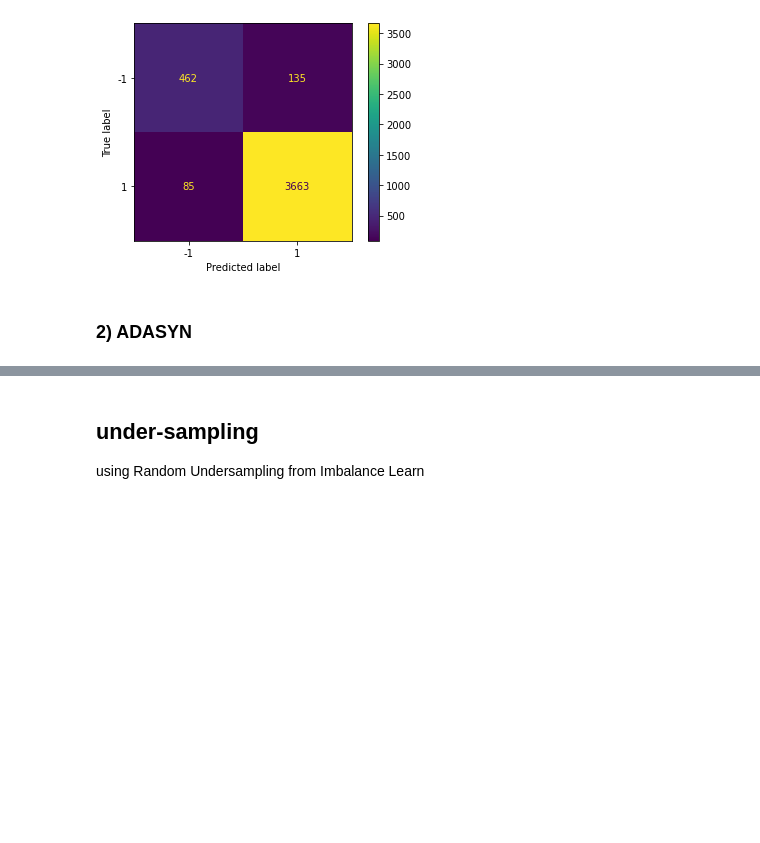
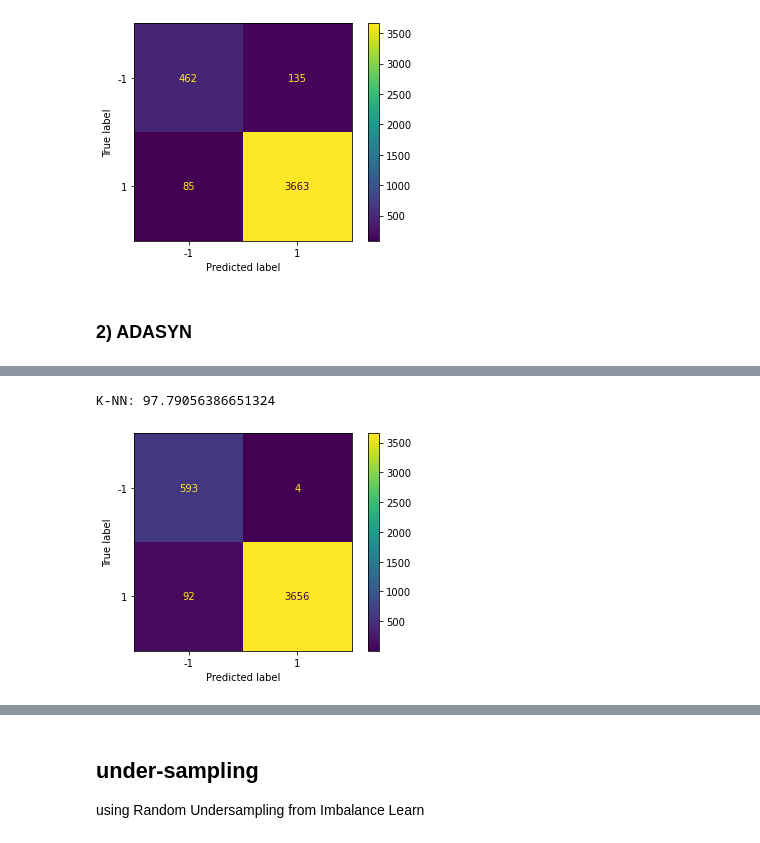
Before and after one commit to HadyKh/Crowd-Sensing-Classification, a Jupyter notebook: Code.ipynb, the cells around one changed output, grey strips where cells are left out. Drawn from its saved outputs; the diff is of its cells as text; code cells hidden in the pictures; blank space fills up the shorter version.

```diff
--- a/Code.ipynb
+++ b/Code.ipynb
@@ -345,4 +348,7 @@ Decision Tree: 94.9367088607595
 # %%
-# knn_model, knn_pred, knn_accuracy = model_knn(x_res_ads, y_res_ads, xtest, ytest)
-# adasyn_accuracy.append(knn_accuracy)
+knn_model, knn_pred, knn_accuracy = model_knn(x_res_ads, y_res_ads, xtest, ytest)
+adasyn_accuracy.append(knn_accuracy)
+# %% [output]
+K-NN: 97.79056386651324
+[figure, added]
 # %%
```
Also changed, not shown: parts of 74 cells of this notebook.
